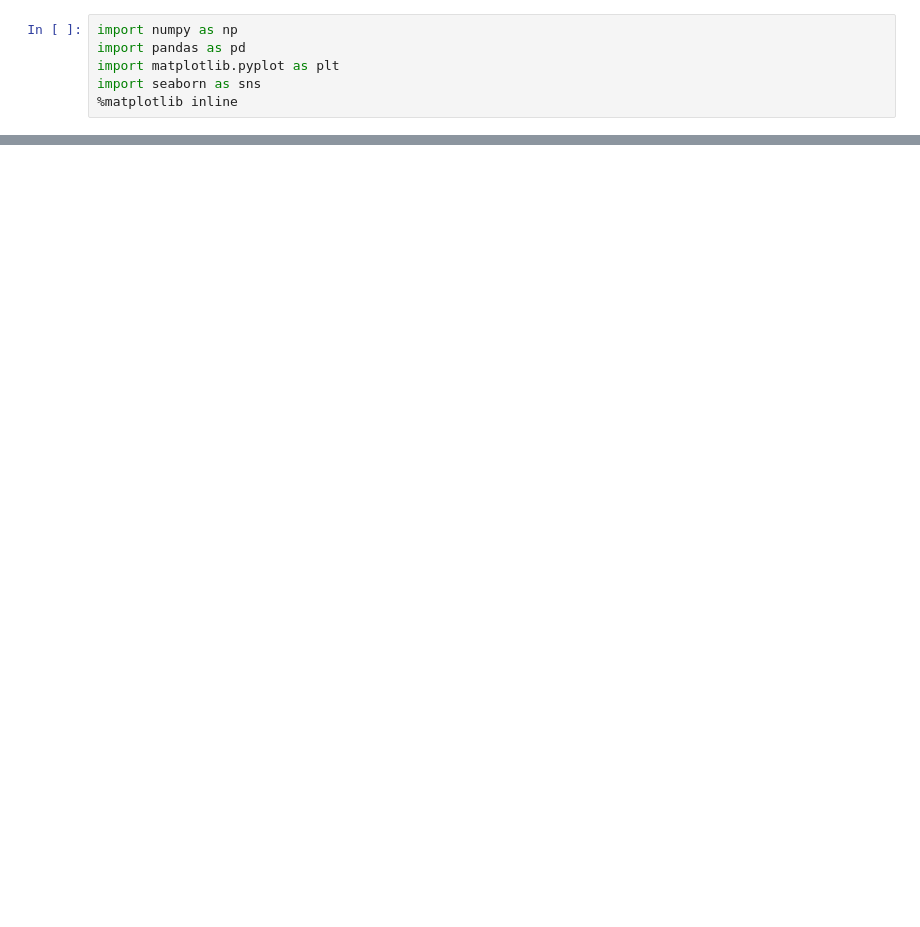
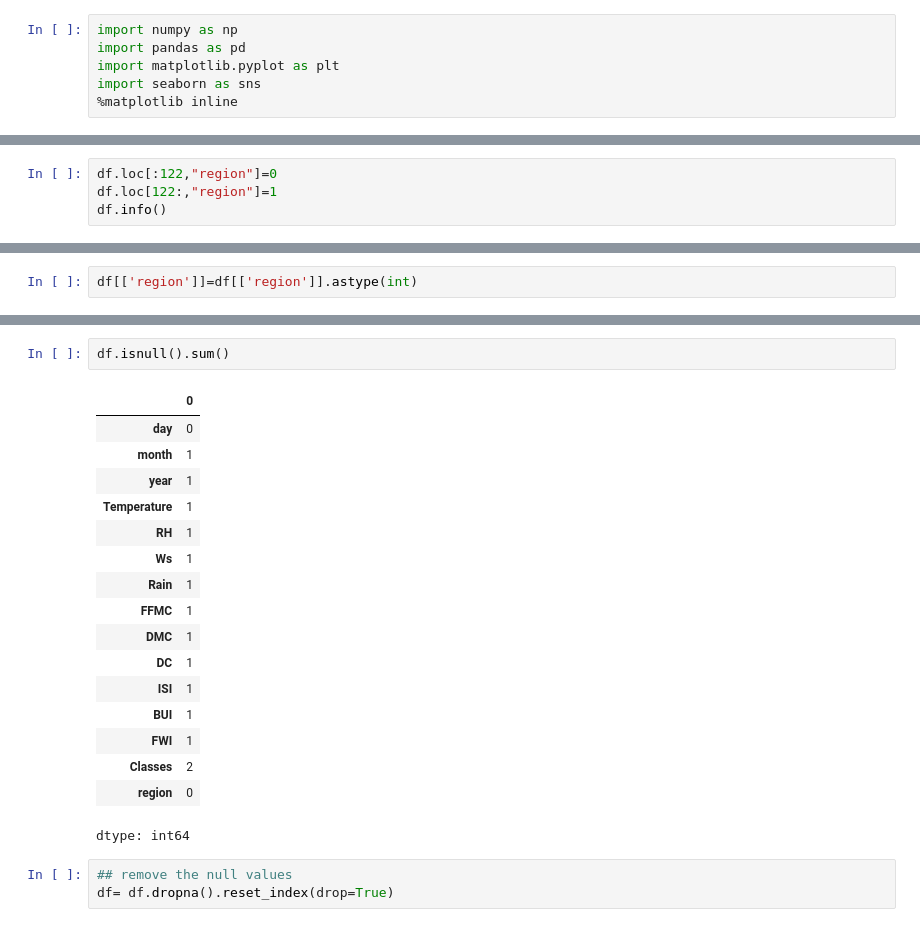
Before and after one commit to 23f2004548/DAILY-CODES, a Jupyter notebook: Untitled17.ipynb, the cells around one changed output, grey strips where cells are left out. Saved outputs shown, nothing was run; the diff lists cells and outputs as text; blank space fills up the shorter version.

```diff
--- a/Untitled17.ipynb
+++ b/Untitled17.ipynb
@@ -232,0 +66,4 @@ array([155.97744705])
+# %%
+df.loc[:122,"region"]=0
+df.loc[122:,"region"]=1
+df.info()
@@ -232,0 +88,2 @@ array([155.97744705])
+# %%
+df[['region']]=df[['region']].astype(int)
@@ -232,0 +99,23 @@ array([155.97744705])
+# %%
+df.isnull().sum()
+# %% [output]
+|  | 0 |
+| day | 0 |
+| month | 1 |
+| year | 1 |
+| Temperature | 1 |
+| RH | 1 |
+| Ws | 1 |
+| Rain | 1 |
+| FFMC | 1 |
+| DMC | 1 |
+| DC | 1 |
+| ISI | 1 |
+| BUI | 1 |
+| FWI | 1 |
+| Classes | 2 |
+| region | 0 |
+dtype: int64
+# %%
+## remove the null values
+df= df.dropna().reset_index(drop=True)
```
Also changed, not shown: parts of 41 cells of this notebook.
